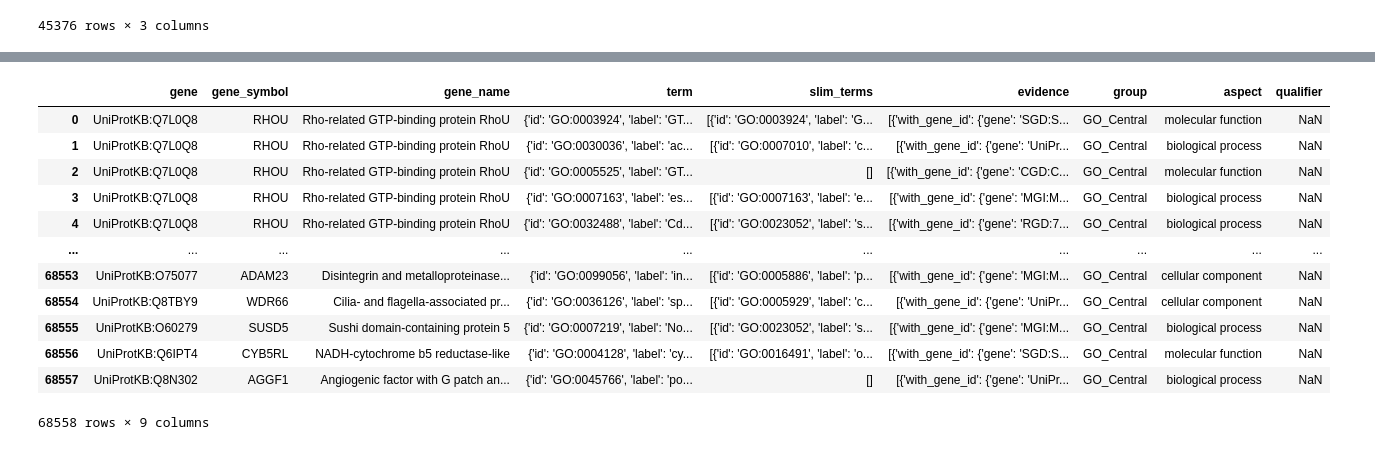
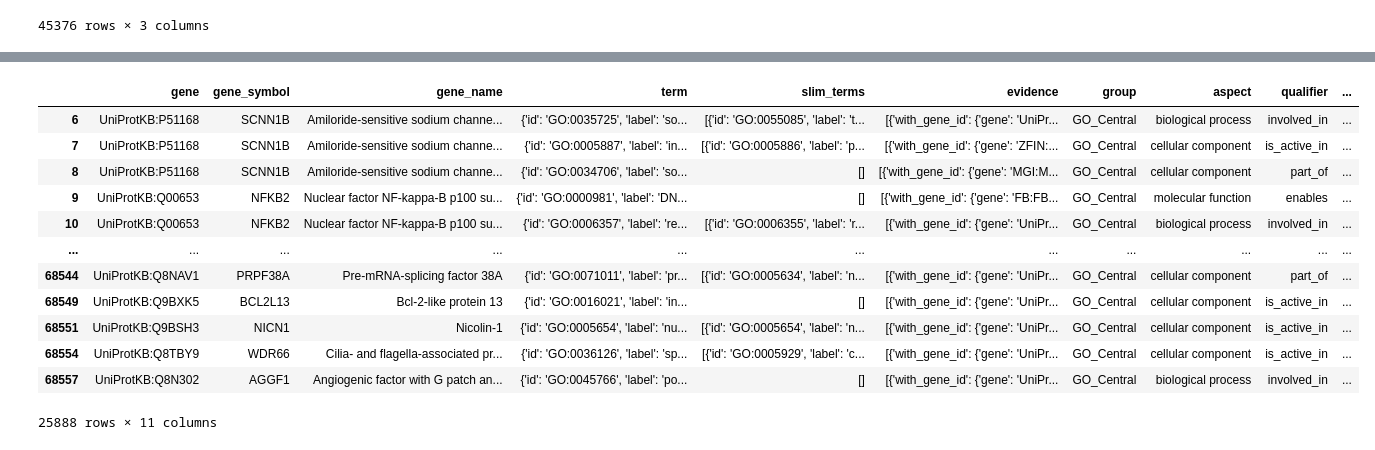
Before and after one commit to pantherdb/pango, a Jupyter notebook: loader/playground.ipynb, the cells around one changed output, grey strips where cells are left out. Cells and saved outputs as stored; diff of their text form; code cells hidden in the pictures.

Commit message:
Added slim terms stats, evidence type , some changes

```diff
--- a/loader/playground.ipynb
+++ b/loader/playground.ipynb
@@ -48,6 +48,20 @@ def get_evidence(df, gene_df, evidences):
         })
 
     return result
+
+def get_evidence_type(row):
+    for evidence in row['evidence']:
+        if evidence["with_gene_id"]['gene'] == row['gene']:
+            return 'direct'
+
+    return 'homology'
+
+def get_slim(row):
+    for evidence in row['evidence']:
+        if evidence["with_gene_id"]['gene'] == row['gene']:
+            return 'direct'
+
+    return 'homology'
 # %%
 terms_df = pd.read_json(terms_fp, dtype={'is_goslim':bool})
 terms_df = terms_df.set_index('ID', drop=False)
@@ -115,10 +129,10 @@ ann_df = pd.read_json(annotations_fp)
 ann_df['aspect'] = ann_df['term'].apply(lambda x: get_pd_row(terms_df, x)['aspect'])
 ann_df['term'] = ann_df['term'].apply(lambda x: get_pd_row(terms_df, x))
 ann_df['slim_terms'] = ann_df['slim_terms'].apply(lambda x: denormalize_terms(terms_df, x))
-ann_df['qualifier'] = ann_df['qualifiers'].apply(lambda x: x[0])
-ann_df['qualifier'] = ann_df['qualifier'].str.replace('_', ' ')
-
-ann_df['evidence']=ann_df['evidence'].apply(lambda x: get_evidence(article_df, gene_df, x))
+ann_df['relation'] = ann_df['qualifiers'].apply(lambda x: x[0])
+ann_df['relation'] = ann_df['relation'].str.replace('_', ' ')
+ann_df['evidence'] = ann_df['evidence'].apply(lambda x: get_evidence(article_df, gene_df, x))
+ann_df['evidence_type'] = ann_df.apply(lambda x: get_evidence_type(x), axis=1)
 ann_df = ann_df.drop(columns=['qualifiers'])
 anno_json = ann_df.to_json(orient="records", default_handler=None)
 json_str = json.loads(anno_json)
@@ -130,19 +144,20 @@ Wall time: 4min 43s
 # %%
-ann_df
+ann_df['evidence_type'] = ann_df.apply(lambda x: get_evidence_type(x), axis=1)
+ann_df[ann_df['evidence_type']=='direct']
 # %% [output]
-|  | gene | gene_symbol | gene_name | term | slim_terms | evidence | group | aspect | qualifier |
-| 0 | UniProtKB:Q7L0Q8 | RHOU | Rho-related GTP-binding protein RhoU | {'id': 'GO:0003924', 'label': 'GT... | [{'id': 'GO:0003924', 'label': 'G... | [{'with_gene_id': {'gene': 'SGD:S... | GO_Central | molecular function | NaN |
-| 1 | UniProtKB:Q7L0Q8 | RHOU | Rho-related GTP-binding protein RhoU | {'id': 'GO:0030036', 'label': 'ac... | [{'id': 'GO:0007010', 'label': 'c... | [{'with_gene_id': {'gene': 'UniPr... | GO_Central | biological process | NaN |
-| 2 | UniProtKB:Q7L0Q8 | RHOU | Rho-related GTP-binding protein RhoU | {'id': 'GO:0005525', 'label': 'GT... | [] | [{'with_gene_id': {'gene': 'CGD:C... | GO_Central | molecular function | NaN |
-| 3 | UniProtKB:Q7L0Q8 | RHOU | Rho-related GTP-binding protein RhoU | {'id': 'GO:0007163', 'label': 'es... | [{'id': 'GO:0007163', 'label': 'e... | [{'with_gene_id': {'gene': 'MGI:M... | GO_Central | biological process | NaN |
-| 4 | UniProtKB:Q7L0Q8 | RHOU | Rho-related GTP-binding protein RhoU | {'id': 'GO:0032488', 'label': 'Cd... | [{'id': 'GO:0023052', 'label': 's... | [{'with_gene_id': {'gene': 'RGD:7... | GO_Central | biological process | NaN |
-| ... | ... | ... | ... | ... | ... | ... | ... | ... | ... |
-| 68553 | UniProtKB:O75077 | ADAM23 | Disintegrin and metalloproteinase... | {'id': 'GO:0099056', 'label': 'in... | [{'id': 'GO:0005886', 'label': 'p... | [{'with_gene_id': {'gene': 'MGI:M... | GO_Central | cellular component | NaN |
-| 68554 | UniProtKB:Q8TBY9 | WDR66 | Cilia- and flagella-associated pr... | {'id': 'GO:0036126', 'label': 'sp... | [{'id': 'GO:0005929', 'label': 'c... | [{'with_gene_id': {'gene': 'UniPr... | GO_Central | cellular component | NaN |
-| 68555 | UniProtKB:O60279 | SUSD5 | Sushi domain-containing protein 5 | {'id': 'GO:0007219', 'label': 'No... | [{'id': 'GO:0023052', 'label': 's... | [{'with_gene_id': {'gene': 'MGI:M... | GO_Central | biological process | NaN |
-| 68556 | UniProtKB:Q6IPT4 | CYB5RL | NADH-cytochrome b5 reductase-like | {'id': 'GO:0004128', 'label': 'cy... | [{'id': 'GO:0016491', 'label': 'o... | [{'with_gene_id': {'gene': 'SGD:S... | GO_Central | molecular function | NaN |
-| 68557 | UniProtKB:Q8N302 | AGGF1 | Angiogenic factor with G patch an... | {'id': 'GO:0045766', 'label': 'po... | [] | [{'with_gene_id': {'gene': 'UniPr... | GO_Central | biological process | NaN |
+|  | gene | gene_symbol | gene_name | term | slim_terms | evidence | group | aspect | qualifier | ... |
+| 6 | UniProtKB:P51168 | SCNN1B | Amiloride-sensitive sodium channe... | {'id': 'GO:0035725', 'label': 'so... | [{'id': 'GO:0055085', 'label': 't... | [{'with_gene_id': {'gene': 'UniPr... | GO_Central | biological process | involved_in | ... |
+| 7 | UniProtKB:P51168 | SCNN1B | Amiloride-sensitive sodium channe... | {'id': 'GO:0005887', 'label': 'in... | [{'id': 'GO:0005886', 'label': 'p... | [{'with_gene_id': {'gene': 'ZFIN:... | GO_Central | cellular component | is_active_in | ... |
+| 8 | UniProtKB:P51168 | SCNN1B | Amiloride-sensitive sodium channe... | {'id': 'GO:0034706', 'label': 'so... | [] | [{'with_gene_id': {'gene': 'MGI:M... | GO_Central | cellular component | part_of | ... |
+| 9 | UniProtKB:Q00653 | NFKB2 | Nuclear factor NF-kappa-B p100 su... | {'id': 'GO:0000981', 'label': 'DN... | [] | [{'with_gene_id': {'gene': 'FB:FB... | GO_Central | molecular function | enables | ... |
+| 10 | UniProtKB:Q00653 | NFKB2 | Nuclear factor NF-kappa-B p100 su... | {'id': 'GO:0006357', 'label': 're... | [{'id': 'GO:0006355', 'label': 'r... | [{'with_gene_id': {'gene': 'UniPr... | GO_Central | biological process | involved_in | ... |
+| ... | ... | ... | ... | ... | ... | ... | ... | ... | ... | ... |
+| 68544 | UniProtKB:Q8NAV1 | PRPF38A | Pre-mRNA-splicing factor 38A | {'id': 'GO:0071011', 'label': 'pr... | [{'id': 'GO:0005634', 'label': 'n... | [{'with_gene_id': {'gene': 'UniPr... | GO_Central | cellular component | part_of | ... |
+| 68549 | UniProtKB:Q9BXK5 | BCL2L13 | Bcl-2-like protein 13 | {'id': 'GO:0016021', 'label': 'in... | [] | [{'with_gene_id': {'gene': 'UniPr... | GO_Central | cellular component | is_active_in | ... |
+| 68551 | UniProtKB:Q9BSH3 | NICN1 | Nicolin-1 | {'id': 'GO:0005654', 'label': 'nu... | [{'id': 'GO:0005654', 'label': 'n... | [{'with_gene_id': {'gene': 'UniPr... | GO_Central | cellular component | is_active_in | ... |
+| 68554 | UniProtKB:Q8TBY9 | WDR66 | Cilia- and flagella-associated pr... | {'id': 'GO:0036126', 'label': 'sp... | [{'id': 'GO:0005929', 'label': 'c... | [{'with_gene_id': {'gene': 'UniPr... | GO_Central | cellular component | is_active_in | ... |
+| 68557 | UniProtKB:Q8N302 | AGGF1 | Angiogenic factor with G patch an... | {'id': 'GO:0045766', 'label': 'po... | [] | [{'with_gene_id': {'gene': 'UniPr... | GO_Central | biological process | involved_in | ... |
-68558 rows × 9 columns
+25888 rows × 11 columns
 # %%
 print(dict(ann_df.iloc[1]))
 # %%
```
Also changed, not shown: parts of 3 cells of this notebook, 24 other files.
